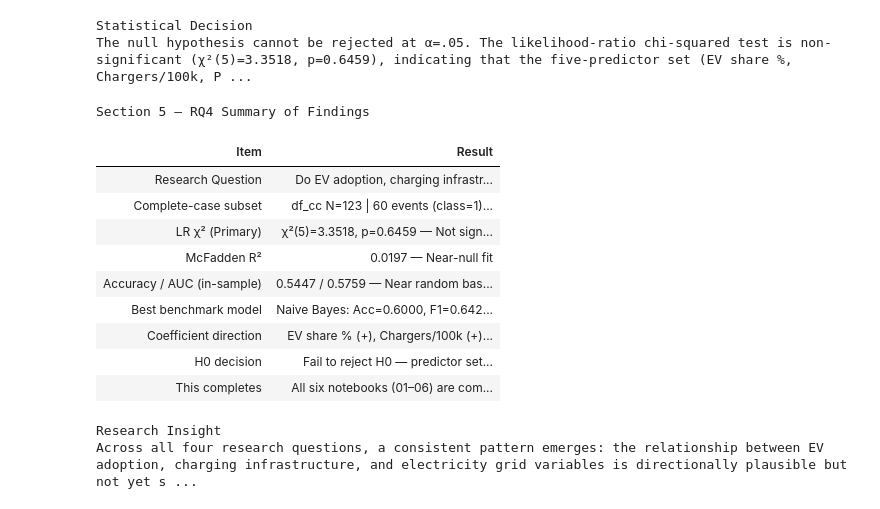
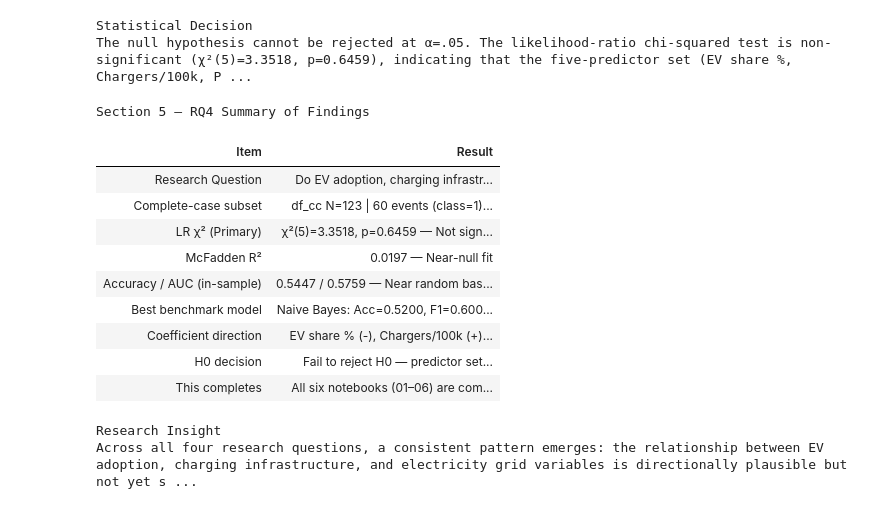
Before and after one commit to Suunil1977/QM640-EV-Grid-Capstone, a Jupyter notebook: notebooks/06_RQ4_logistic_classification.ipynb, the cells around one changed output. Saved outputs shown, nothing was run; the diff lists cells and outputs as text; code cells hidden in the pictures.

```diff
--- a/notebooks/06_RQ4_logistic_classification.ipynb
+++ b/notebooks/06_RQ4_logistic_classification.ipynb
@@ -713,10 +713,10 @@ display(HTML(
     f'<td style="padding:7px 10px; border-bottom:0.5px solid #DDDDDD;">{acc_s} / {auc_s} &mdash; Near random baseline</td></tr>'
 
     '<tr style="background-color:#FFFFFF;"><td style="padding:7px 10px; border-bottom:0.5px solid #DDDDDD;">Best benchmark model</td>'
-    f'<td style="padding:7px 10px; border-bottom:0.5px solid #DDDDDD;">Naive Bayes: Acc=0.6000, F1=0.6429, AUC=0.6026 (test set N=25)</td></tr>'
+    f'<td style="padding:7px 10px; border-bottom:0.5px solid #DDDDDD;">Naive Bayes: Acc=0.5200, F1=0.6000, AUC=0.5705 (equals baseline accuracy; leads on F1/AUC only) (test set N=25)</td></tr>'
 
     '<tr style="background-color:#F2F2F2;"><td style="padding:7px 10px; border-bottom:0.5px solid #DDDDDD;">Coefficient direction</td>'
-    '<td style="padding:7px 10px; border-bottom:0.5px solid #DDDDDD;">EV share % (+), Chargers/100k (+): positive stress association | PC-NSDP (-), Urban % (-): negative stress association</td></tr>'
+    '<td style="padding:7px 10px; border-bottom:0.5px solid #DDDDDD;">EV share % (-), Chargers/100k (+), EV growth pp (+): mixed signs | PC-NSDP (-), Urban % (-): negative stress association</td></tr>'
 
     '<tr style="background-color:#FFFFFF;"><td style="padding:7px 10px; border-bottom:0.5px solid #DDDDDD;">H0 decision</td>'
     '<td style="padding:7px 10px; border-bottom:0.5px solid #DDDDDD;">Fail to reject H0 &mdash; predictor set does not significantly predict grid-stress class</td></tr>'
@@ -727,35 +727,35 @@ display(HTML(
     '</tbody></table>'
     '<h3 style="color:#666666; font-family:DejaVu Sans,sans-serif; font-size:13px; '
     'font-weight:bold; margin:12px 0 4px 0;">Research Insight</h3>'
     '<div style="border-left:4px solid #666666; background:#F9F9F9; '
     'border-radius:0 6px 6px 0; padding:10px 14px; margin-top:4px;">'
     '<p style="font-family:DejaVu Sans,sans-serif; font-size:13px; '
     'color:#333333; line-height:1.6; margin:0;">'
     'Across all four research questions, a consistent pattern emerges: the relationship '
     'between EV adoption, charging infrastructure, and electricity grid variables is '
     'directionally plausible but not yet statistically detectable at state-year '
     'granularity given current penetration rates. RQ1 finds a jointly significant model '
     'but no individually significant charger-density coefficient. RQ2 finds a medium '
     'effect size (d=0.51) that does not reach binary-split significance, while the '
     'three-tier ANOVA is significant (p=0.015). RQ3 and RQ4 both fail to reject H0 '
     'in primary and robustness tests alike. Together, these results suggest that '
     'India is at an inflection point: EV adoption is accelerating (10-fold increase '
     'over the study period) but has not yet reached the scale at which state-level '
     'grid impacts become statistically measurable. This finding is itself policy-relevant '
     '&mdash; it establishes the current baseline and underscores the importance of '
     'proactive grid planning before EV adoption crosses the detection threshold.'
     '</p></div>'
 ))
 # %% [output]
 Section 5 — RQ4 Summary of Findings
 | Item | Result |
 | Research Question | Do EV adoption, charging infrastr... |
 | Complete-case subset | df_cc N=123 | 60 events (class=1)... |
 | LR χ² (Primary) | χ²(5)=3.3518, p=0.6459 — Not sign... |
 | McFadden R² | 0.0197 — Near-null fit |
 | Accuracy / AUC (in-sample) | 0.5447 / 0.5759 — Near random bas... |
-| Best benchmark model | Naive Bayes: Acc=0.6000, F1=0.642... |
-| Coefficient direction | EV share % (+), Chargers/100k (+)... |
+| Best benchmark model | Naive Bayes: Acc=0.5200, F1=0.600... |
+| Coefficient direction | EV share % (-), Chargers/100k (+)... |
 | H0 decision | Fail to reject H0 — predictor set... |
 | This completes | All six notebooks (01–06) are com... |
 Research Insight
```
Also changed, not shown: parts of 1 cell of this notebook.
